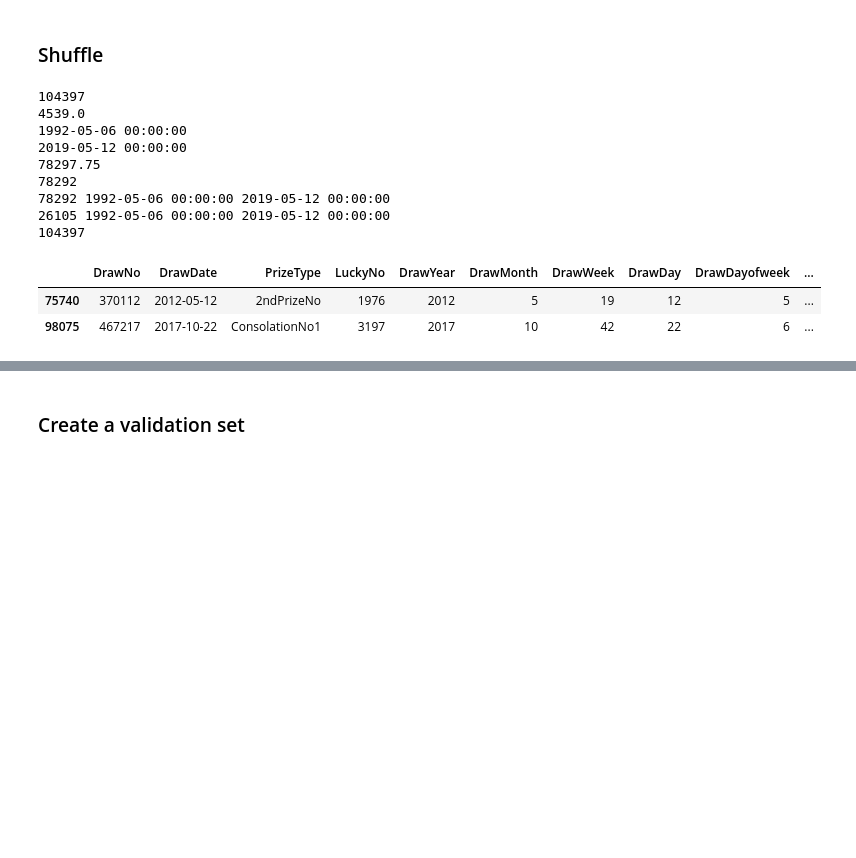
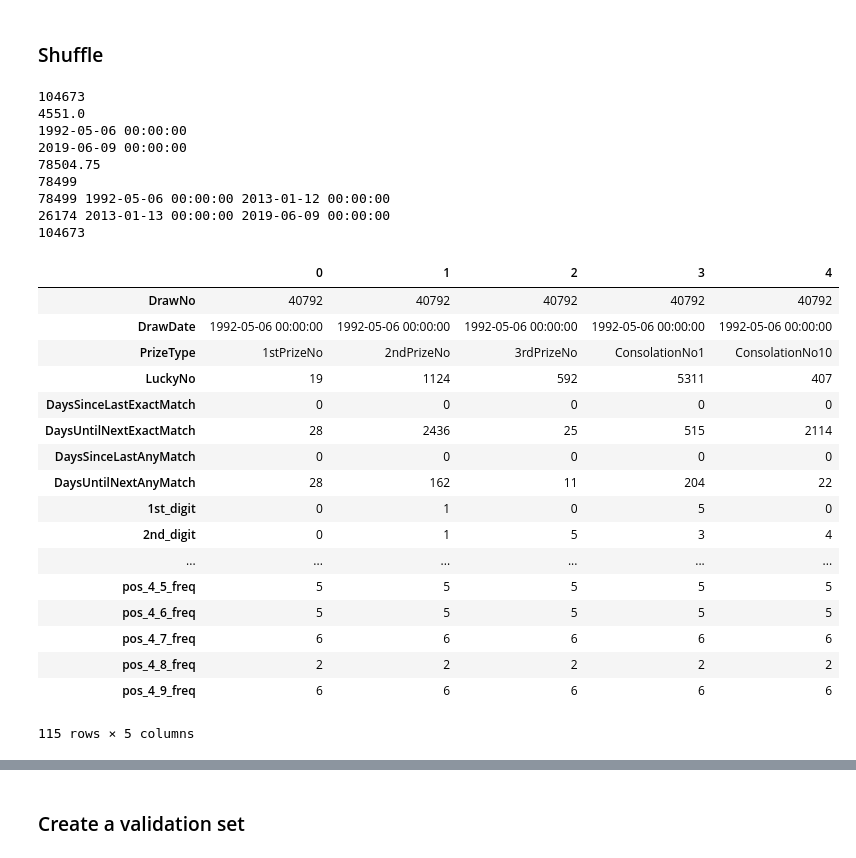
Before and after one commit to mengwangk/dl-projects, a Jupyter notebook: number_train_dl.ipynb, the cells around one changed output, grey strips where cells are left out. Drawn from its saved outputs; the diff is of its cells as text; code cells hidden in the pictures; blank space fills up the shorter version.

```diff
--- a/number_train_dl.ipynb
+++ b/number_train_dl.ipynb
@@ -67,7 +65,7 @@ DATASET = Path("dl-projects/datasets/lotto/data_processed.csv")
 ## Load Data
 # %%
 # Read into data frame
-dataset = pd.read_csv(DATASET, header=0, sep=',', quotechar='"')
+dataset = pd.read_csv(DATASET, header=0, sep=',', quotechar='"', parse_dates=['DrawDate'], dtype={'PrizeType': str})
 # %%
 df = dataset.copy()
 # %%
@@ -290,9 +254,9 @@ memory usage: 154.7 KB
 # %%
-n = len(df_processed)
+n = len(df)
 print(n)
 print(n/23)
-print(df_processed['DrawDate'].min())
-print(df_processed['DrawDate'].max())
+print(df['DrawDate'].min())
+print(df['DrawDate'].max())
 
 
 split_percent = 0.75
@@ -301,26 +265,41 @@ print(idx)
 idx = int(idx // 23 * 23)
 print(idx)
 
-train_df = df_processed[:idx]
-test_df = df_processed[idx:]
+train_df = df[:idx]
+test_df = df[idx:]
 
 print(len(train_df), train_df.DrawDate.min(), train_df.DrawDate.max())
 print(len(test_df), test_df.DrawDate.min(), test_df.DrawDate.max())
 print(len(train_df) + len(test_df))
 # %% [output]
-104397
-4539.0
+104673
+4551.0
 1992-05-06 00:00:00
-2019-05-12 00:00:00
-78297.75
-78292
-78292 1992-05-06 00:00:00 2019-05-12 00:00:00
-26105 1992-05-06 00:00:00 2019-05-12 00:00:00
-104397
+2019-06-09 00:00:00
+78504.75
+78499
+78499 1992-05-06 00:00:00 2013-01-12 00:00:00
+26174 2013-01-13 00:00:00 2019-06-09 00:00:00
+104673
 # %%
-train_df.head(2)
+train_df.head().T.head(120)
 # %% [output]
-|  | DrawNo | DrawDate | PrizeType | LuckyNo | DrawYear | DrawMonth | DrawWeek | DrawDay | DrawDayofweek | ... |
-| 75740 | 370112 | 2012-05-12 | 2ndPrizeNo | 1976 | 2012 | 5 | 19 | 12 | 5 | ... |
-| 98075 | 467217 | 2017-10-22 | ConsolationNo1 | 3197 | 2017 | 10 | 42 | 22 | 6 | ... |
+|  | 0 | 1 | 2 | 3 | 4 |
+| DrawNo | 40792 | 40792 | 40792 | 40792 | 40792 |
+| DrawDate | 1992-05-06 00:00:00 | 1992-05-06 00:00:00 | 1992-05-06 00:00:00 | 1992-05-06 00:00:00 | 1992-05-06 00:00:00 |
+| PrizeType | 1stPrizeNo | 2ndPrizeNo | 3rdPrizeNo | ConsolationNo1 | ConsolationNo10 |
+| LuckyNo | 19 | 1124 | 592 | 5311 | 407 |
+| DaysSinceLastExactMatch | 0 | 0 | 0 | 0 | 0 |
+| DaysUntilNextExactMatch | 28 | 2436 | 25 | 515 | 2114 |
+| DaysSinceLastAnyMatch | 0 | 0 | 0 | 0 | 0 |
+| DaysUntilNextAnyMatch | 28 | 162 | 11 | 204 | 22 |
+| 1st_digit | 0 | 1 | 0 | 5 | 0 |
+| 2nd_digit | 0 | 1 | 5 | 3 | 4 |
+| ... | ... | ... | ... | ... | ... |
+| pos_4_5_freq | 5 | 5 | 5 | 5 | 5 |
+| pos_4_6_freq | 5 | 5 | 5 | 5 | 5 |
+| pos_4_7_freq | 6 | 6 | 6 | 6 | 6 |
+| pos_4_8_freq | 2 | 2 | 2 | 2 | 2 |
+| pos_4_9_freq | 6 | 6 | 6 | 6 | 6 |
+115 rows × 5 columns
 # %%
```
Also changed, not shown: parts of 48 cells of this notebook, 1 other file.
